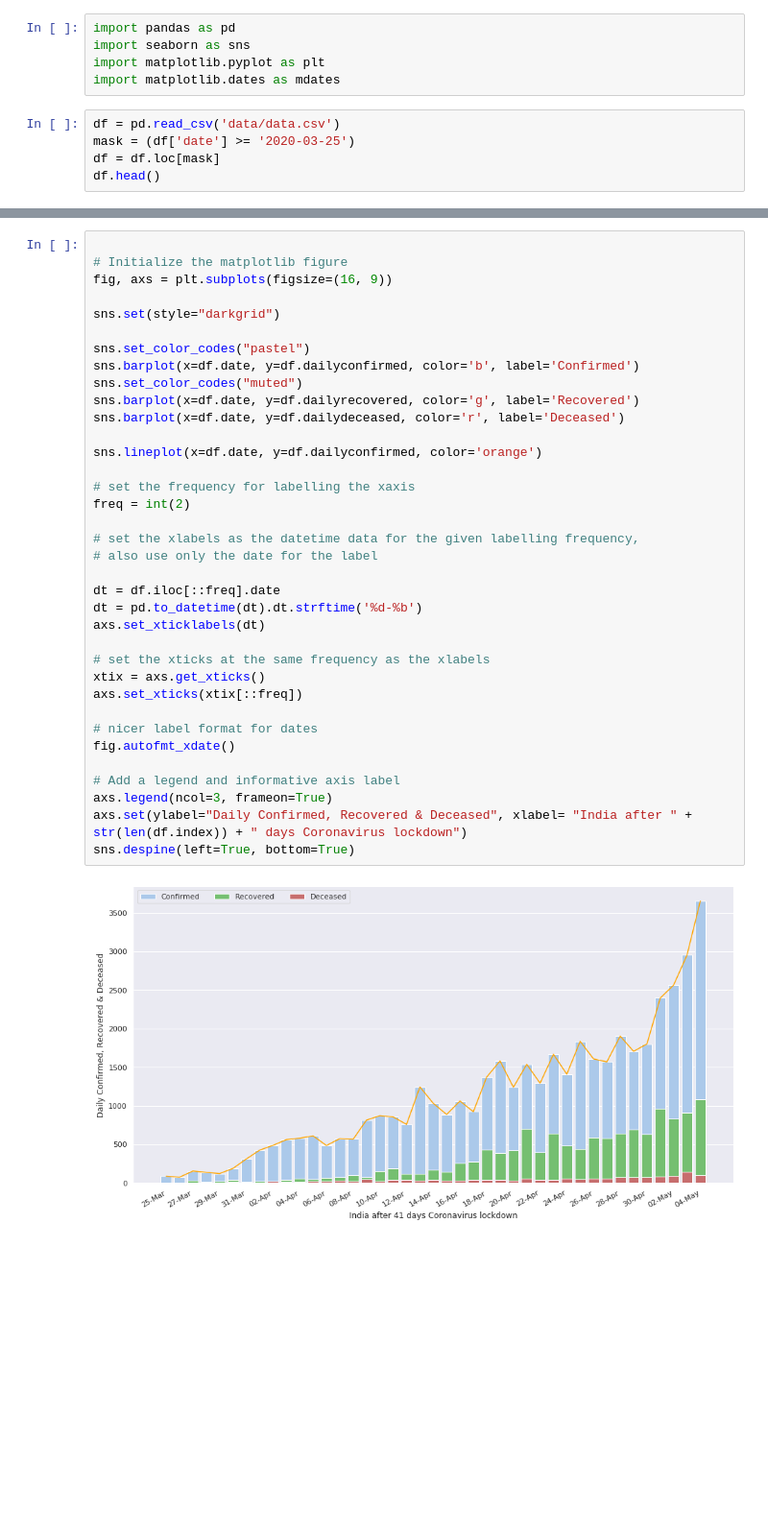
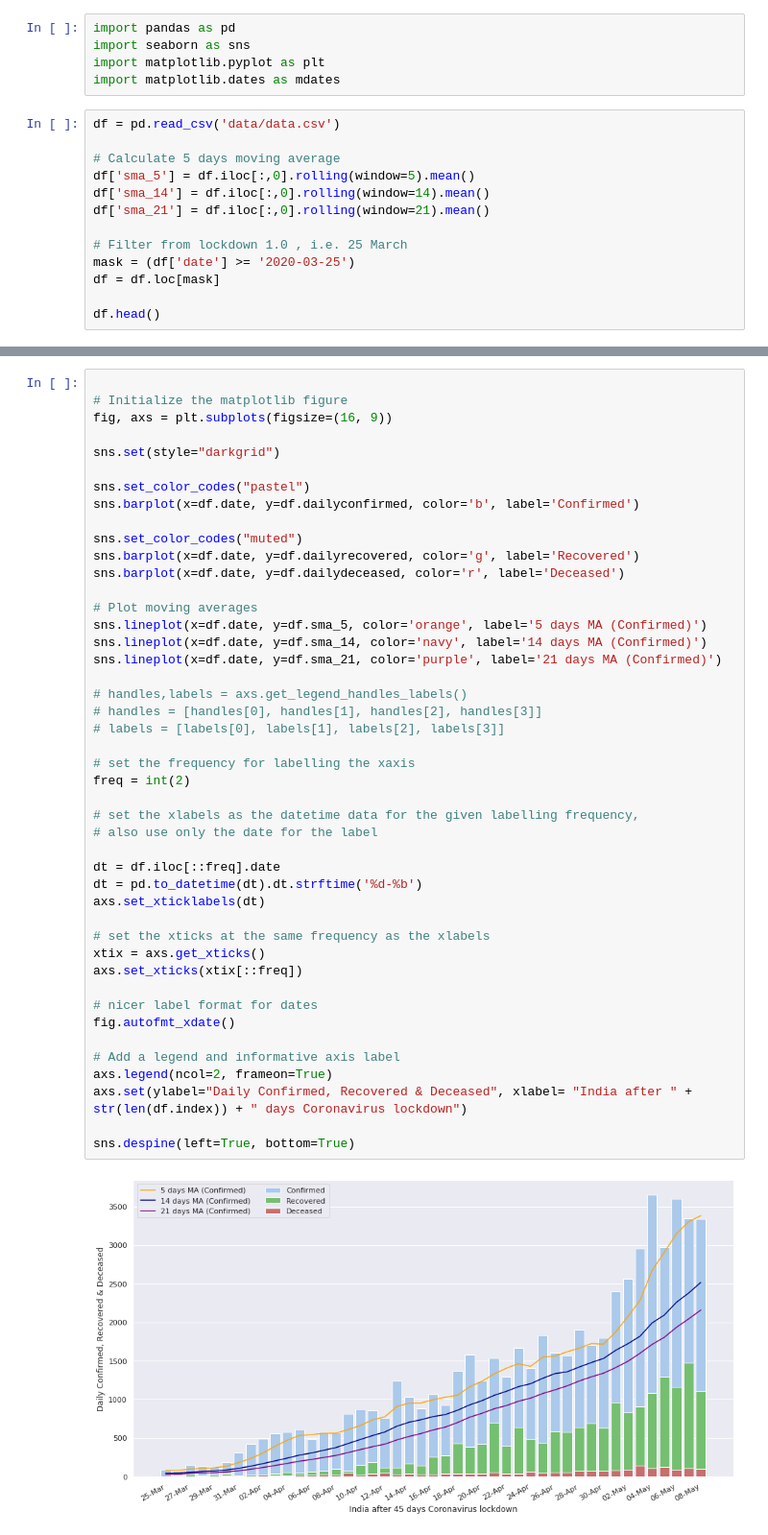
Before and after one commit to Tamal/covid19-india-chart, a Jupyter notebook: covid_chart.ipynb, the cells around one changed output, grey strips where cells are left out. Shown at 96% size. Saved outputs shown, nothing was run; the diff lists cells and outputs as text; blank space fills up the shorter version.

Commit message:
Moving avg added

```diff
--- a/covid_chart.ipynb
+++ b/covid_chart.ipynb
@@ -5,7 +5,15 @@ import matplotlib.pyplot as plt
 import matplotlib.dates as mdates
 # %%
 df = pd.read_csv('data/data.csv')
+
+# Calculate 5 days moving average
+df['sma_5'] = df.iloc[:,0].rolling(window=5).mean()
+df['sma_14'] = df.iloc[:,0].rolling(window=14).mean()
+df['sma_21'] = df.iloc[:,0].rolling(window=21).mean()
+
+# Filter from lockdown 1.0 , i.e. 25 March
 mask = (df['date'] >= '2020-03-25')
 df = df.loc[mask]
+
 df.head()
 # %% [output]
@@ -32,36 +40,45 @@ fig, axs = plt.subplots(figsize=(16, 9))
 sns.set(style="darkgrid")
 
 sns.set_color_codes("pastel")
 sns.barplot(x=df.date, y=df.dailyconfirmed, color='b', label='Confirmed')
+
 sns.set_color_codes("muted")
 sns.barplot(x=df.date, y=df.dailyrecovered, color='g', label='Recovered')
 sns.barplot(x=df.date, y=df.dailydeceased, color='r', label='Deceased')
 
-sns.lineplot(x=df.date, y=df.dailyconfirmed, color='orange')
+# Plot moving averages
+sns.lineplot(x=df.date, y=df.sma_5, color='orange', label='5 days MA (Confirmed)')
+sns.lineplot(x=df.date, y=df.sma_14, color='navy', label='14 days MA (Confirmed)')
+sns.lineplot(x=df.date, y=df.sma_21, color='purple', label='21 days MA (Confirmed)')
+
+# handles,labels = axs.get_legend_handles_labels()
+# handles = [handles[0], handles[1], handles[2], handles[3]]
+# labels = [labels[0], labels[1], labels[2], labels[3]]
 
 # set the frequency for labelling the xaxis
 freq = int(2)
 
 # set the xlabels as the datetime data for the given labelling frequency,
 # also use only the date for the label
 
 dt = df.iloc[::freq].date
 dt = pd.to_datetime(dt).dt.strftime('%d-%b')
 axs.set_xticklabels(dt)
 
 # set the xticks at the same frequency as the xlabels
 xtix = axs.get_xticks()
 axs.set_xticks(xtix[::freq])
 
 # nicer label format for dates
 fig.autofmt_xdate()
 
 # Add a legend and informative axis label
-axs.legend(ncol=3, frameon=True)
+axs.legend(ncol=2, frameon=True)
 axs.set(ylabel="Daily Confirmed, Recovered & Deceased", xlabel= "India after " + str(len(df.index)) + " days Coronavirus lockdown")
+
 sns.despine(left=True, bottom=True)
 # %% [output]
-[figure, old version]
+[figure, new version]
 # %%
 # Initialize the matplotlib figure
 fig, axs = plt.subplots(figsize=(16, 9))
```
Also changed, not shown: parts of 3 cells of this notebook, 5 other files.
